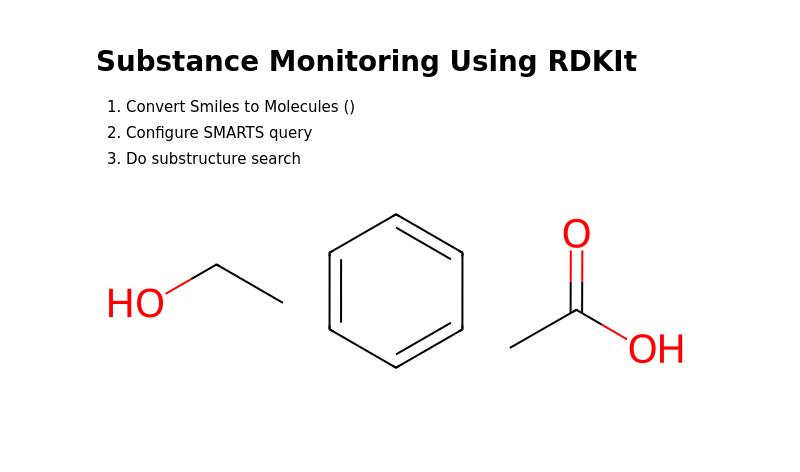
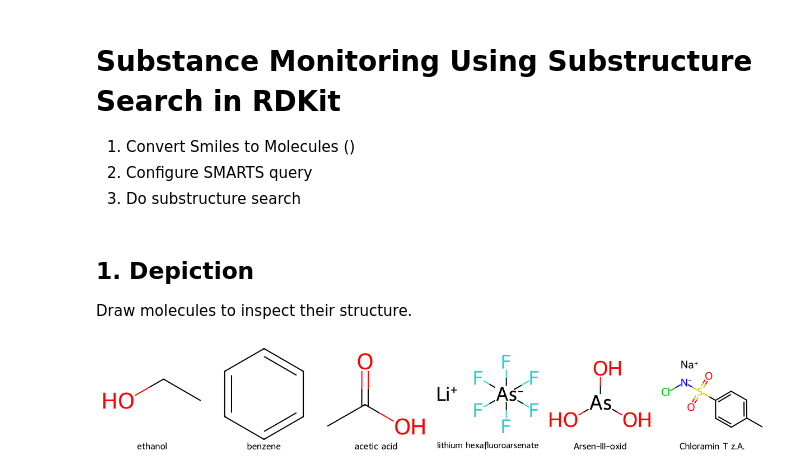
Before and after one commit to econetta/binder-rdkit-tutorial, a Jupyter notebook: tutorial.ipynb, the cells around one changed output. Cells and saved outputs as stored; diff of their text form; code cells hidden in the pictures; blank space fills up the shorter version.

```diff
--- a/tutorial.ipynb
+++ b/tutorial.ipynb
@@ -1,5 +1,5 @@
 # %% [markdown]
-# Substance Monitoring Using RDKIt
+# Substance Monitoring Using Substructure Search in RDKit
 
 1. Convert Smiles to Molecules ()
 2. Configure SMARTS query
@@ -17,10 +49,29 @@ smiles = [
     "CCO",
     "c1ccccc1",
     "CC(=O)O",
+    "[Li+].F[As-](F)(F)(F)(F)F",
+    "O[As](O)O",
+    "CC1=CC=C(C=C1)S(=O)(=O)[N-]Cl.[Na+]",
     # "C(=O)(C(C(C(C(C(C(F)(F)F)(F)F)(F)F)(F)F)(F)F)(F)F)O",
 ]
 mols = [Chem.MolFromSmiles(smi) for smi in smiles]
+mylegend = [
+    "ethanol",
+    "benzene",
+    "acetic acid",
+    "lithium hexafluoroarsenate",
+    "Arsen-III-oxid",
+    "Chloramin T z.A.",
+]
+# %% [markdown]
+## 1. Depiction
+Draw molecules to inspect their structure.
 # %%
-Draw.MolsToGridImage(mols, molsPerRow=3, subImgSize=(200, 200))
+DrawMolsZoomed(
+    mols,
+    legends=mylegend,
+    molsPerRow=6,
+    subImgSize=(200, 200),
+)
 # %% [output]
-[figure, old version]
+[figure, new version]
```
Also changed, not shown: parts of 17 cells of this notebook.
